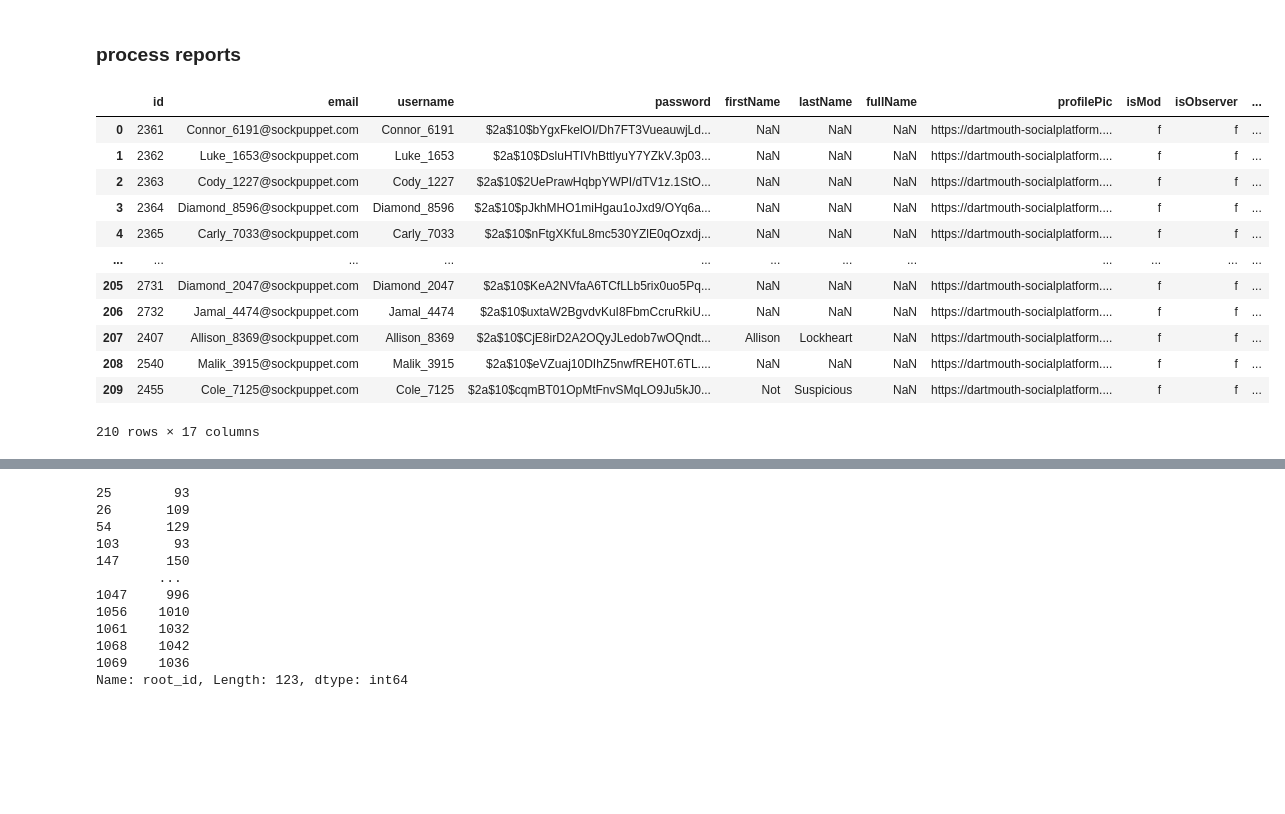
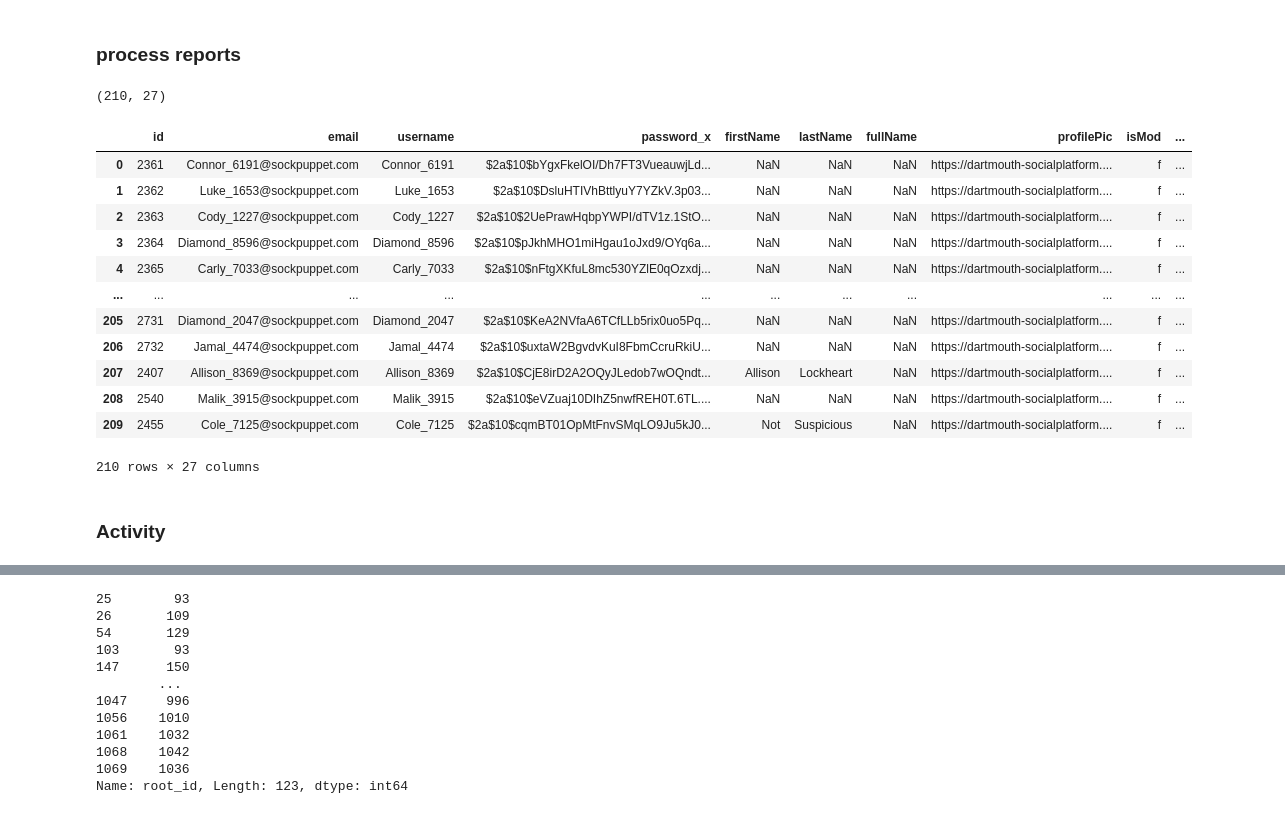
Before and after one commit to ruiliu310/dartpost-research, a Jupyter notebook: data_analytics.ipynb, the cells around one changed output, grey strips where cells are left out. Cells and saved outputs as stored; diff of their text form; code cells hidden in the pictures; blank space fills up the shorter version.

```diff
--- a/data_analytics.ipynb
+++ b/data_analytics.ipynb
@@ -27,0 +30,11 @@ df_socks = pd.read_csv("./assigns/sockpuppet_assigned.csv")
+# %%
+df_assigns = pd.concat(
+    [
+    pd.read_csv("./assigns/sockpuppet_assigned.csv"),
+    pd.read_csv("./assigns/observer_assigned.csv"),
+    pd.read_csv("./assigns/participant_assigned.csv"),
+    ],
+    axis=0,
+)
+
+print(df_assigns.shape)
@@ -27,0 +43,5 @@ df_socks = pd.read_csv("./assigns/sockpuppet_assigned.csv")
+# %%
+df_users = pd.merge(df_users, df_assigns, on=["email", "username"], how="left")
+
+print(df_users.shape)
+display(df_users.head())
@@ -66,19 +109,24 @@ report_clean = report_clean[["SuspectId", "ReportToLast"]]
 # %%
 df_puppet = df_users[df_users["isPuppet"] == "t"]
 
 df_puppet = pd.merge(df_puppet, report_clean, left_on="id", right_on="SuspectId", how="left").drop("SuspectId", axis=1)
-display(df_report)
+
+print(df_puppet.shape)
+display(df_puppet)
 # %% [output]
+(210, 27)
-|  | id | email | username | password | firstName | lastName | fullName | profilePic | isMod | isObserver | ... |
-| 0 | 2361 | Connor_6191@sockpuppet.com | Connor_6191 | $2a$10$bYgxFkelOI/Dh7FT3VueauwjLd... | NaN | NaN | NaN | https://dartmouth-socialplatform.... | f | f | ... |
-| 1 | 2362 | Luke_1653@sockpuppet.com | Luke_1653 | $2a$10$DsluHTIVhBttlyuY7YZkV.3p03... | NaN | NaN | NaN | https://dartmouth-socialplatform.... | f | f | ... |
-| 2 | 2363 | Cody_1227@sockpuppet.com | Cody_1227 | $2a$10$2UePrawHqbpYWPI/dTV1z.1StO... | NaN | NaN | NaN | https://dartmouth-socialplatform.... | f | f | ... |
-| 3 | 2364 | Diamond_8596@sockpuppet.com | Diamond_8596 | $2a$10$pJkhMHO1miHgau1oJxd9/OYq6a... | NaN | NaN | NaN | https://dartmouth-socialplatform.... | f | f | ... |
-| 4 | 2365 | Carly_7033@sockpuppet.com | Carly_7033 | $2a$10$nFtgXKfuL8mc530YZlE0qOzxdj... | NaN | NaN | NaN | https://dartmouth-socialplatform.... | f | f | ... |
-| ... | ... | ... | ... | ... | ... | ... | ... | ... | ... | ... | ... |
-| 205 | 2731 | Diamond_2047@sockpuppet.com | Diamond_2047 | $2a$10$KeA2NVfaA6TCfLLb5rix0uo5Pq... | NaN | NaN | NaN | https://dartmouth-socialplatform.... | f | f | ... |
-| 206 | 2732 | Jamal_4474@sockpuppet.com | Jamal_4474 | $2a$10$uxtaW2BgvdvKuI8FbmCcruRkiU... | NaN | NaN | NaN | https://dartmouth-socialplatform.... | f | f | ... |
-| 207 | 2407 | Allison_8369@sockpuppet.com | Allison_8369 | $2a$10$CjE8irD2A2OQyJLedob7wOQndt... | Allison | Lockheart | NaN | https://dartmouth-socialplatform.... | f | f | ... |
-| 208 | 2540 | Malik_3915@sockpuppet.com | Malik_3915 | $2a$10$eVZuaj10DIhZ5nwfREH0T.6TL.... | NaN | NaN | NaN | https://dartmouth-socialplatform.... | f | f | ... |
-| 209 | 2455 | Cole_7125@sockpuppet.com | Cole_7125 | $2a$10$cqmBT01OpMtFnvSMqLO9Ju5kJ0... | Not | Suspicious | NaN | https://dartmouth-socialplatform.... | f | f | ... |
+|  | id | email | username | password_x | firstName | lastName | fullName | profilePic | isMod | ... |
+| 0 | 2361 | Connor_6191@sockpuppet.com | Connor_6191 | $2a$10$bYgxFkelOI/Dh7FT3VueauwjLd... | NaN | NaN | NaN | https://dartmouth-socialplatform.... | f | ... |
+| 1 | 2362 | Luke_1653@sockpuppet.com | Luke_1653 | $2a$10$DsluHTIVhBttlyuY7YZkV.3p03... | NaN | NaN | NaN | https://dartmouth-socialplatform.... | f | ... |
+| 2 | 2363 | Cody_1227@sockpuppet.com | Cody_1227 | $2a$10$2UePrawHqbpYWPI/dTV1z.1StO... | NaN | NaN | NaN | https://dartmouth-socialplatform.... | f | ... |
+| 3 | 2364 | Diamond_8596@sockpuppet.com | Diamond_8596 | $2a$10$pJkhMHO1miHgau1oJxd9/OYq6a... | NaN | NaN | NaN | https://dartmouth-socialplatform.... | f | ... |
+| 4 | 2365 | Carly_7033@sockpuppet.com | Carly_7033 | $2a$10$nFtgXKfuL8mc530YZlE0qOzxdj... | NaN | NaN | NaN | https://dartmouth-socialplatform.... | f | ... |
+| ... | ... | ... | ... | ... | ... | ... | ... | ... | ... | ... |
+| 205 | 2731 | Diamond_2047@sockpuppet.com | Diamond_2047 | $2a$10$KeA2NVfaA6TCfLLb5rix0uo5Pq... | NaN | NaN | NaN | https://dartmouth-socialplatform.... | f | ... |
+| 206 | 2732 | Jamal_4474@sockpuppet.com | Jamal_4474 | $2a$10$uxtaW2BgvdvKuI8FbmCcruRkiU... | NaN | NaN | NaN | https://dartmouth-socialplatform.... | f | ... |
+| 207 | 2407 | Allison_8369@sockpuppet.com | Allison_8369 | $2a$10$CjE8irD2A2OQyJLedob7wOQndt... | Allison | Lockheart | NaN | https://dartmouth-socialplatform.... | f | ... |
+| 208 | 2540 | Malik_3915@sockpuppet.com | Malik_3915 | $2a$10$eVZuaj10DIhZ5nwfREH0T.6TL.... | NaN | NaN | NaN | https://dartmouth-socialplatform.... | f | ... |
+| 209 | 2455 | Cole_7125@sockpuppet.com | Cole_7125 | $2a$10$cqmBT01OpMtFnvSMqLO9Ju5kJ0... | Not | Suspicious | NaN | https://dartmouth-socialplatform.... | f | ... |
-210 rows × 17 columns
+210 rows × 27 columns
+# %% [markdown]
+### Activity
```
Also changed, not shown: parts of 31 cells of this notebook, 1 other file.
